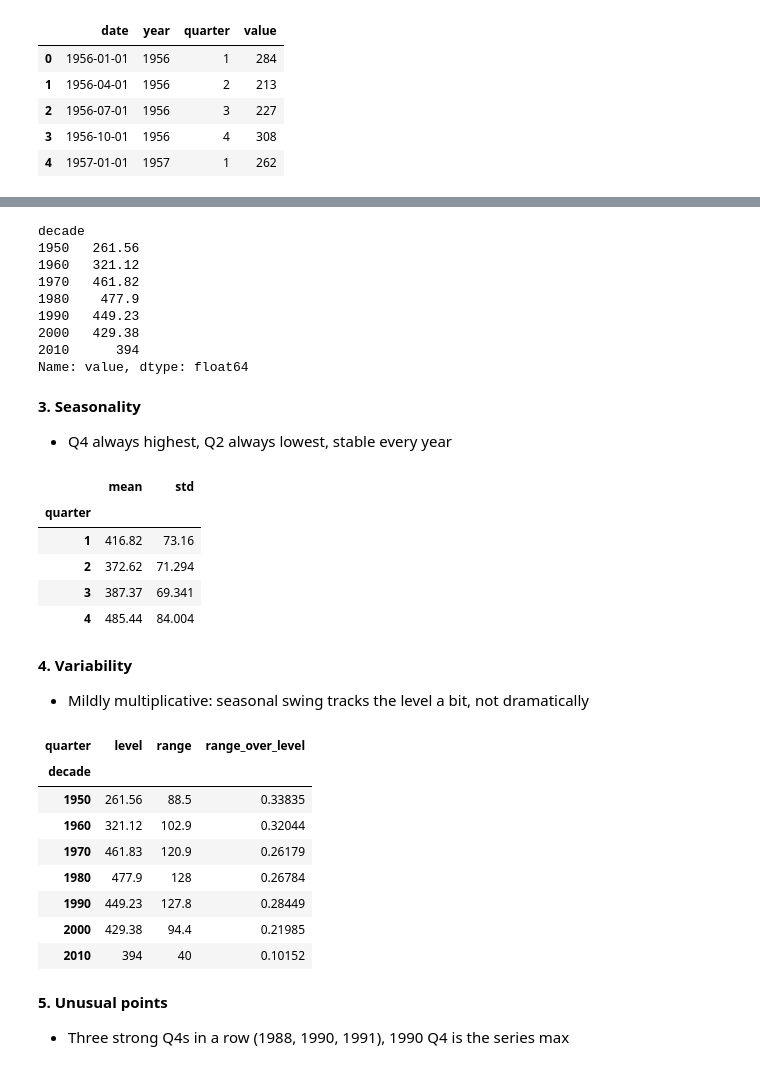
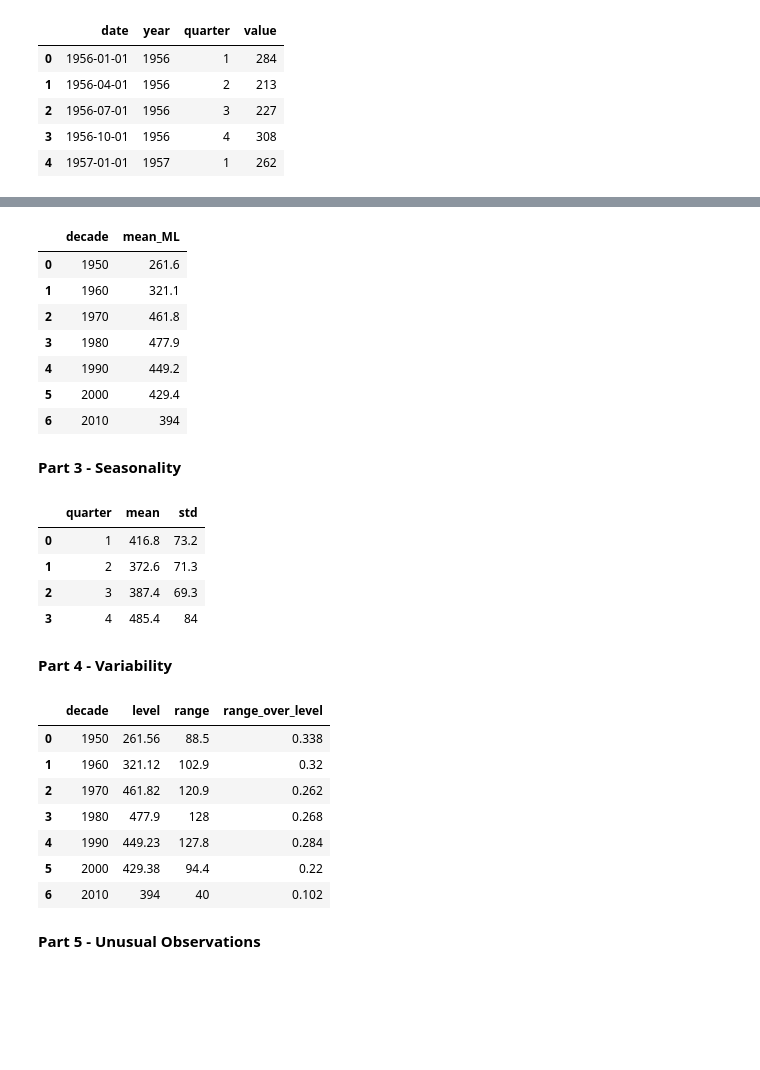
Before and after one commit to rakeikahukoti-del/DATA301-assignment-IV, a Jupyter notebook: assignment4.ipynb, the cells around one changed output, grey strips where cells are left out. Cells and saved outputs as stored; diff of their text form; code cells hidden in the pictures; blank space fills up the shorter version.

```diff
--- a/assignment4.ipynb
+++ b/assignment4.ipynb
@@ -140,48 +136,51 @@ plt.tight_layout(); plt.show()
 # %%
-beer.assign(decade=(beer['year']//10)*10).groupby('decade')['value'].mean()
+decade_means = (beer.assign(decade=(beer['year']//10)*10).groupby('decade')['value'].mean().round(1).reset_index().rename(columns={'value': 'mean_ML'}))
+
+decade_means.to_csv('assets/5.csv', index=False)
+decade_means
 # %% [output]
-decade
-1950   261.56
-1960   321.12
-1970   461.82
-1980    477.9
-1990   449.23
-2000   429.38
-2010      394
-Name: value, dtype: float64
+|  | decade | mean_ML |
+| 0 | 1950 | 261.6 |
+| 1 | 1960 | 321.1 |
+| 2 | 1970 | 461.8 |
+| 3 | 1980 | 477.9 |
+| 4 | 1990 | 449.2 |
+| 5 | 2000 | 429.4 |
+| 6 | 2010 | 394 |
 # %% [markdown]
-**3. Seasonality**
-- Q4 always highest, Q2 always lowest, stable every year
+**Part 3 - Seasonality**
 # %%
-seasonal_means = beer.groupby('quarter')['value'].agg(['mean', 'std'])
+seasonal_means = (beer.groupby('quarter')['value'].agg(['mean', 'std']).round(1).reset_index())
+seasonal_means.to_csv('assets/6.csv', index=False)
 seasonal_means
 # %% [output]
-|  | mean | std |
-| quarter |  |  |
-| 1 | 416.82 | 73.16 |
-| 2 | 372.62 | 71.294 |
-| 3 | 387.37 | 69.341 |
-| 4 | 485.44 | 84.004 |
+|  | quarter | mean | std |
+| 0 | 1 | 416.8 | 73.2 |
+| 1 | 2 | 372.6 | 71.3 |
+| 2 | 3 | 387.4 | 69.3 |
+| 3 | 4 | 485.4 | 84 |
 # %% [markdown]
-**4. Variability**
-- Mildly multiplicative: seasonal swing tracks the level a bit, not dramatically
+**Part 4 - Variability**
 # %%
 dec = beer.assign(decade=(beer['year']//10)*10).groupby(['decade','quarter'])['value'].mean().unstack()
+
 dec['level'] = dec[[1,2,3,4]].mean(axis=1)
 dec['range'] = dec[[1,2,3,4]].max(axis=1) - dec[[1,2,3,4]].min(axis=1)
 dec['range_over_level'] = dec['range'] / dec['level']
-dec[['level', 'range', 'range_over_level']]
+
+dec_out = dec[['level', 'range', 'range_over_level']].round(3).reset_index()
+dec_out.columns.name = None
+dec_out.to_csv('assets/7.csv', index=False)
+dec_out
 # %% [output]
-| quarter | level | range | range_over_level |
-| decade |  |  |  |
-| 1950 | 261.56 | 88.5 | 0.33835 |
-| 1960 | 321.12 | 102.9 | 0.32044 |
-| 1970 | 461.83 | 120.9 | 0.26179 |
-| 1980 | 477.9 | 128 | 0.26784 |
-| 1990 | 449.23 | 127.8 | 0.28449 |
-| 2000 | 429.38 | 94.4 | 0.21985 |
-| 2010 | 394 | 40 | 0.10152 |
+|  | decade | level | range | range_over_level |
+| 0 | 1950 | 261.56 | 88.5 | 0.338 |
+| 1 | 1960 | 321.12 | 102.9 | 0.32 |
+| 2 | 1970 | 461.82 | 120.9 | 0.262 |
+| 3 | 1980 | 477.9 | 128 | 0.268 |
+| 4 | 1990 | 449.23 | 127.8 | 0.284 |
+| 5 | 2000 | 429.38 | 94.4 | 0.22 |
+| 6 | 2010 | 394 | 40 | 0.102 |
 # %% [markdown]
-**5. Unusual points**
-- Three strong Q4s in a row (1988, 1990, 1991), 1990 Q4 is the series max
+**Part 5 - Unusual Observations**
 # %%
```
Also changed, not shown: parts of 20 cells of this notebook, 12 other files.
